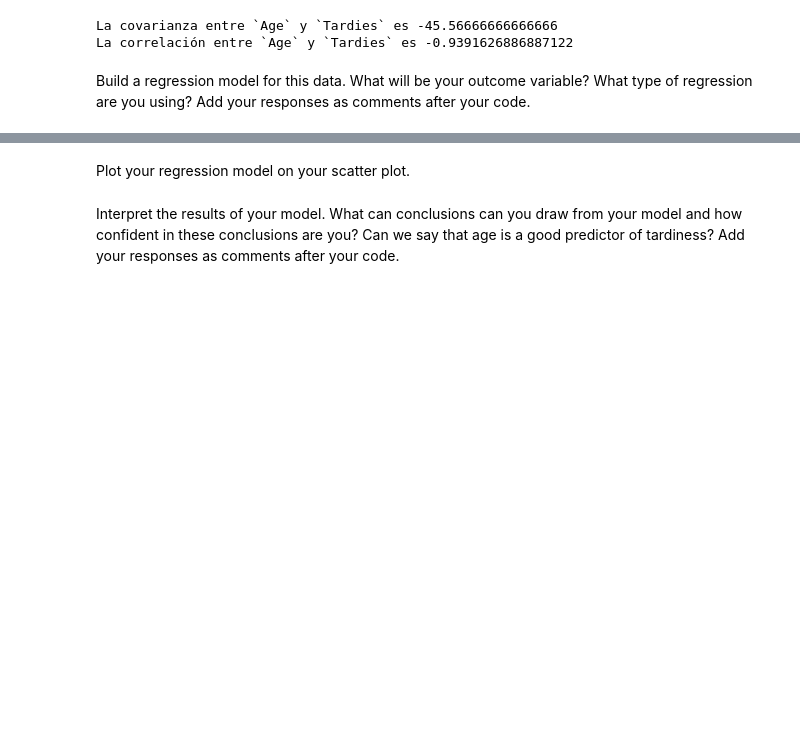
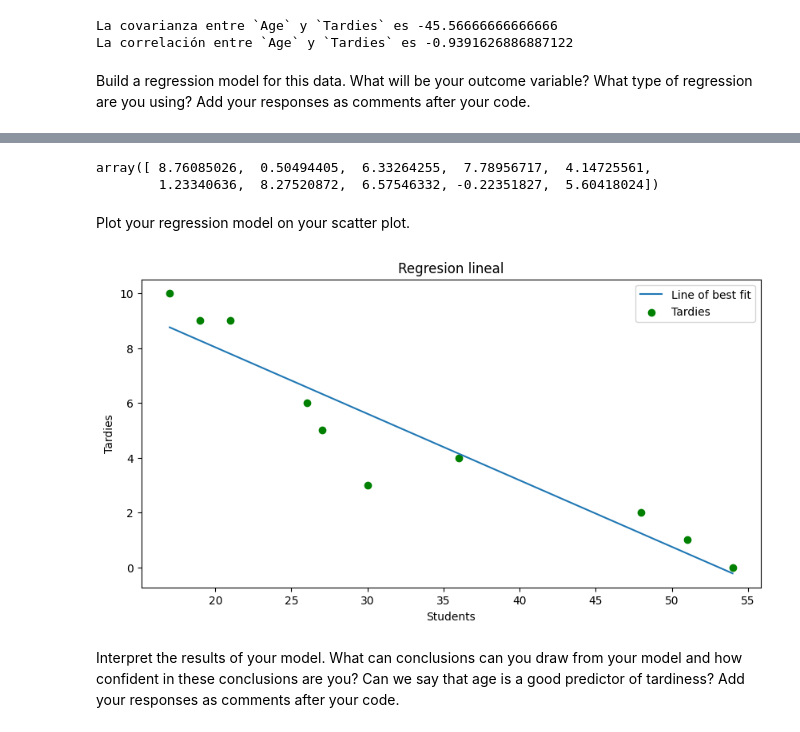
Before and after one commit to Ironhack-Data-Madrid-Octubre-2023/7.3-lab_regression_analysis, a Jupyter notebook: your-code.ipynb, the cells around one changed output, grey strips where cells are left out. Drawn from its saved outputs; the diff is of its cells as text; code cells hidden in the pictures; blank space fills up the shorter version.

```diff
--- a/your-code.ipynb
+++ b/your-code.ipynb
@@ -81,2 +112,7 @@ Build a regression model for this data. What will be your outcome variable? What
+# %%
+modelo.predict()
+# %% [output]
+array([ 8.76085026,  0.50494405,  6.33264255,  7.78956717,  4.14725561,
+        1.23340636,  8.27520872,  6.57546332, -0.22351827,  5.60418024])
 # %% [markdown]
 Plot your regression model on your scatter plot.
@@ -85,2 +119,21 @@ Plot your regression model on your scatter plot.
+# %%
+X = np.linspace(student_data.Age.min(), student_data.Age.max(), 50)
+
+# Del output de arriba podemos sacar el coeficiente beta y la constante. Ya hemos dicho antes que la regresión lineal es de la forma y = mx + b
+y = -0.2428*X + 12.8888
+
+plt.figure(figsize=(10, 5))
+
+plt.plot(X, y, label='Line of best fit')
+
+plt.scatter(student_data.Age, y = student_data.Tardies, marker='o', c='g', label='Tardies')
+
+plt.title('Regresion lineal')
+plt.xlabel('Students')
+plt.ylabel('Tardies')
+plt.legend()
+plt.show();
+# %% [output]
+[figure, added]
 # %% [markdown]
 Interpret the results of your model. What can conclusions can you draw from your model and how confident in these conclusions are you? Can we say that age is a good predictor of tardiness? Add your responses as comments after your code.
```
Also changed, not shown: parts of 18 cells of this notebook.
